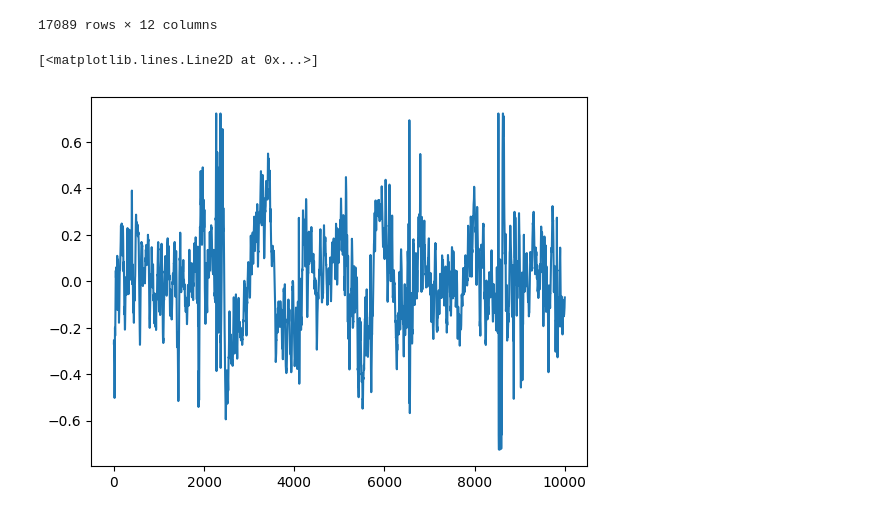
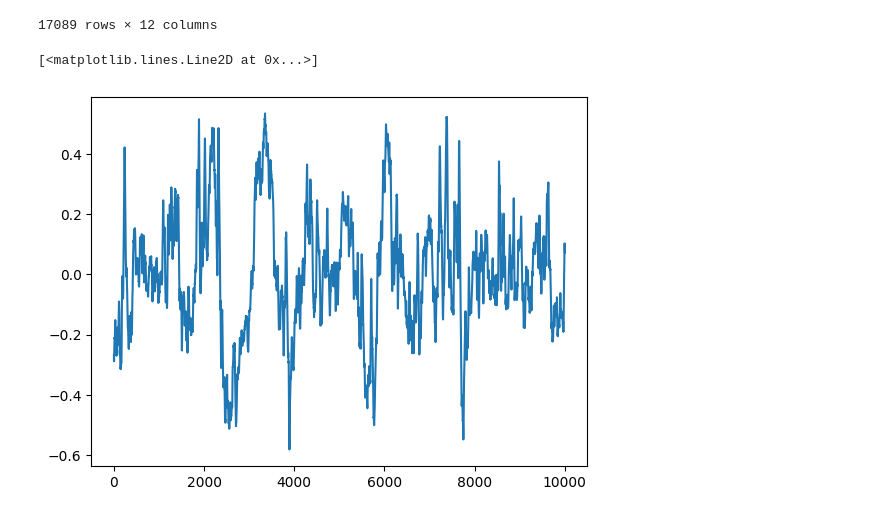
Before and after one commit to danilojr-delacruz/SigSquad, a Jupyter notebook: tutorials/Loading Data/Precomputing Log Signatures.ipynb, the cells around one changed output. Drawn from its saved outputs; the diff is of its cells as text; code cells hidden in the pictures.

Commit message:
Clean up preprocessing pipeline.

```diff
--- a/tutorials/Loading Data/Precomputing Log Signatures.ipynb
+++ b/tutorials/Loading Data/Precomputing Log Signatures.ipynb
@@ -38,11 +38,11 @@ train_metadata
 | 17088 | 4294958358 | 260520016 | 0.0 | 2508.0 | 25986 | Other | 0.0 | ... |
 17089 rows × 12 columns
 # %%
-preprocessed = preprocess_for_logsig(train_metadata.head(10), TRAIN_EEG_DIR, scaler_type="meanvar_0.2")
+preprocessed = preprocess_for_sig(train_metadata.head(10), TRAIN_EEG_DIR, scaler_type="meanvar_0.2")
 # %%
 # example of a preprocessed eeg signal
-plt.plot(preprocessed[1,:,2])
+plt.plot(preprocessed[1,:,4])
 # %% [output]
 [<matplotlib.lines.Line2D at 0x...>]
-[figure, old version]
+[figure, new version]
 # %%
```
Also changed, not shown: parts of 6 cells of this notebook, 4 other files.
